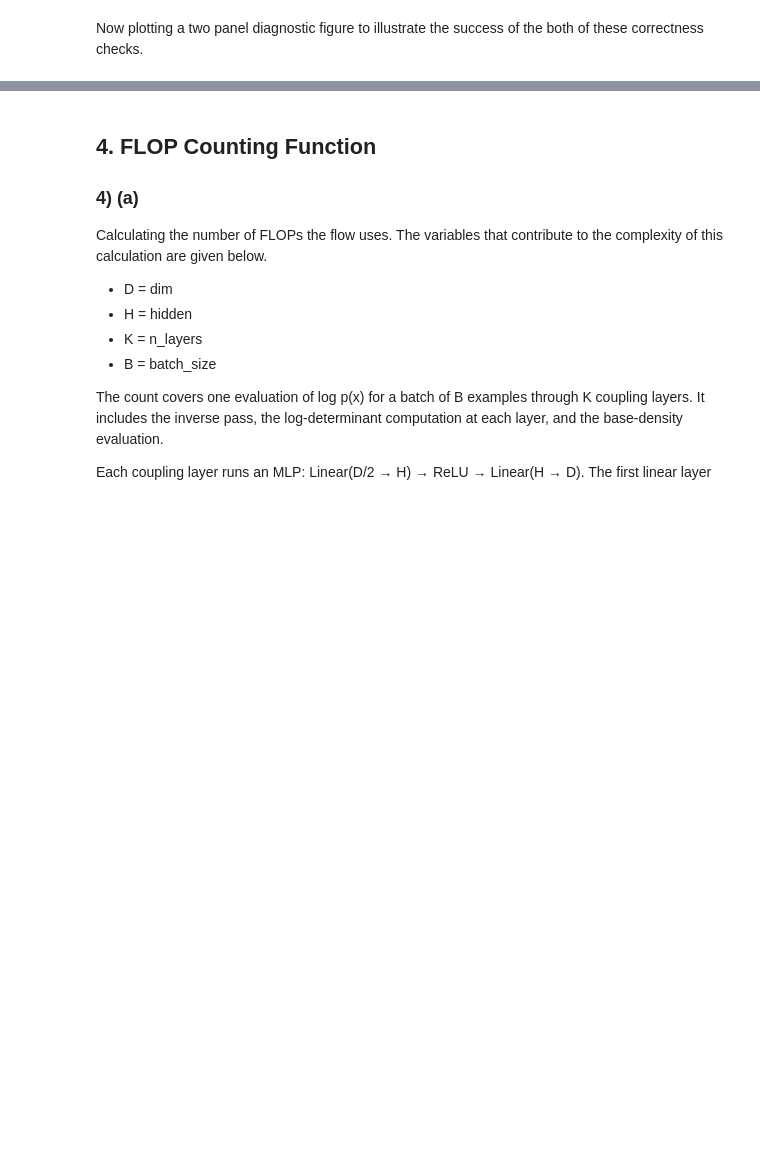
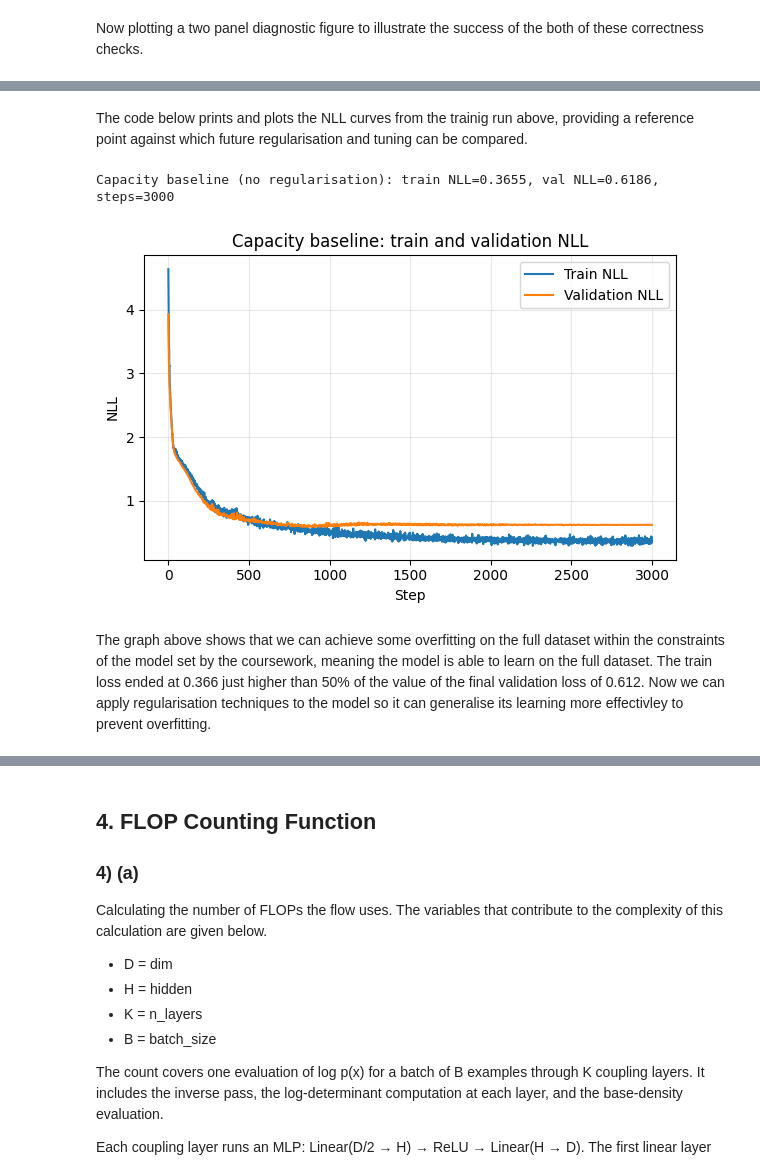
Before and after one commit to harveydgb/normalising-flow-model, a Jupyter notebook: coursework.ipynb, the cells around one changed output, grey strips where cells are left out. Saved outputs shown, nothing was run; the diff lists cells and outputs as text; code cells hidden in the pictures; blank space fills up the shorter version.

```diff
--- a/coursework.ipynb
+++ b/coursework.ipynb
@@ -626,30 +508,0 @@ The training curve below is saved as `figs/Figure2a.pdf`. The final NLL on the t
-# %%
-fig, ax = plt.subplots(figsize=(6, 4))
-ax.plot(tiny_loss_history, color="steelblue", label="Train NLL")
-ax.set_xlabel("Step")
-ax.set_ylabel("NLL")
-ax.set_title("Tiny subset (128 points) training curve")
-ax.legend()
-ax.grid(True, alpha=0.3)
-plt.tight_layout()
-Path("figs").mkdir(exist_ok=True)
-fig.savefig("figs/Figure2a.pdf")
-
-flow_tiny.eval()
-with torch.no_grad():
-    final_tiny_nll = -flow_tiny.log_prob(x_tiny).mean().item()
-
-print(
-    f"Tiny-stage overfit evidence: NLL decreased from {tiny_initial_nll:.4f} to {final_tiny_nll:.4f} "
-    f"(drop {tiny_initial_nll - final_tiny_nll:.4f})."
-)
-
-# Load existing results (from 1(c)) and add training.tinyset_final_nll
-results_path = Path("results.json")
-with results_path.open("r") as f:
-    results = json.load(f)
-
-results["training"]["tinyset_final_nll"] = float(final_tiny_nll)
-
-with results_path.open("w") as f:
-    json.dump(results, f, indent=2)
@@ -1280,0 +749,22 @@ Implementing the Shear Map g_alpha in a ShearMap class below. The Log determinan
+# %% [markdown]
+The code below prints and plots the NLL curves from the trainig run above, providing a reference point against which future regularisation and tuning can be compared.
+# %%
+print(
+    f"Capacity baseline (no regularisation): train NLL={final_train_nll:.4f}, "
+    f"val NLL={final_val_nll:.4f}, steps={len(train_loss_history)}"
+)
+
+fig_bl, ax_bl = plt.subplots(figsize=(6, 4))
+ax_bl.plot(train_loss_history, label="Train NLL")
+ax_bl.plot(val_loss_history, label="Validation NLL")
+ax_bl.set_xlabel("Step")
+ax_bl.set_ylabel("NLL")
+ax_bl.set_title("Capacity baseline: train and validation NLL")
+ax_bl.legend()
+ax_bl.grid(True, alpha=0.3)
+plt.tight_layout()
+# %% [output]
+Capacity baseline (no regularisation): train NLL=0.3655, val NLL=0.6186, steps=3000
+[figure, added]
+# %% [markdown]
+The graph above shows that we can achieve some overfitting on the full dataset within the constraints of the model set by the coursework, meaning the model is able to learn on the full dataset. The train loss ended at 0.366 just higher than 50% of the value of the final validation loss of 0.612. Now we can apply regularisation techniques to the model so it can generalise its learning more effectivley to prevent overfitting.
```
Also changed, not shown: parts of 83 cells of this notebook, 10 other files.
